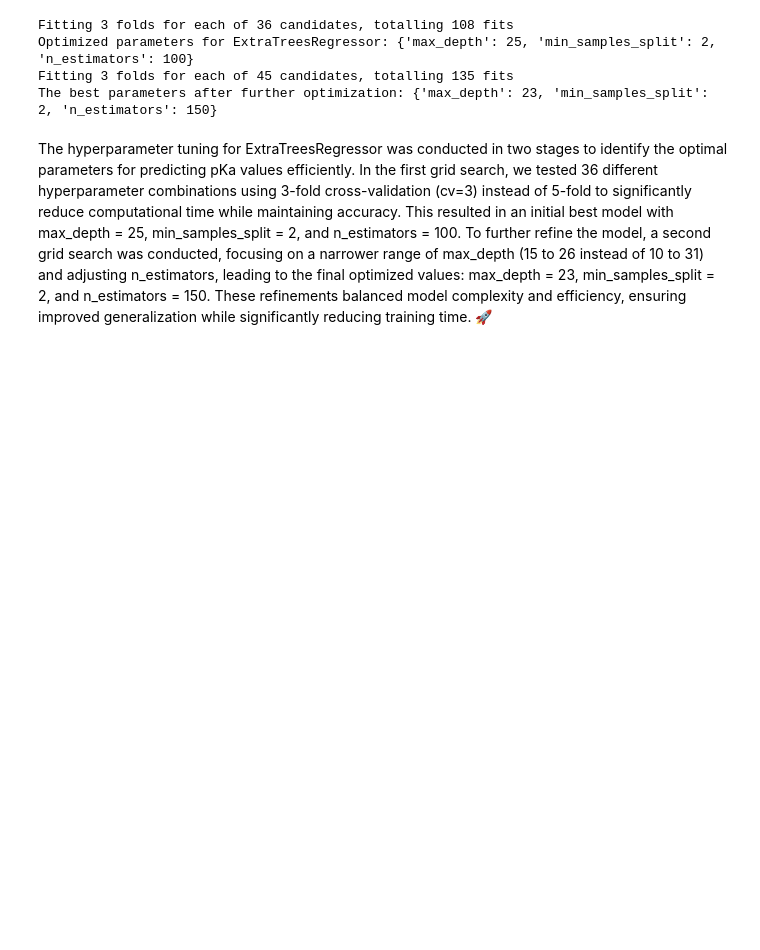
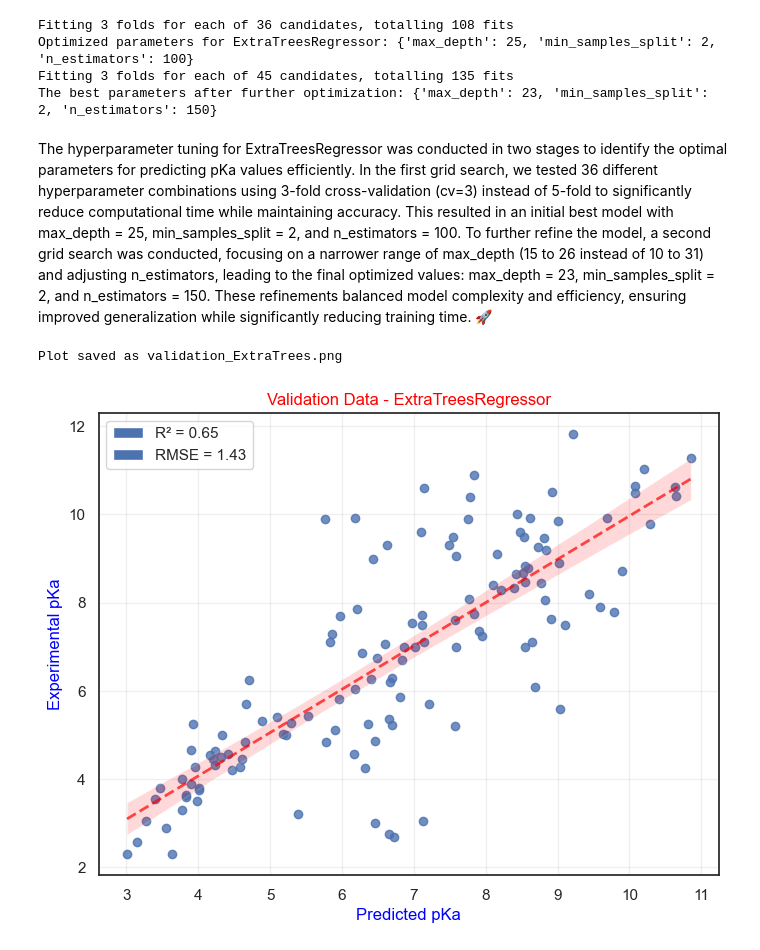
Before and after one commit to anastasiafloris/pKaPredict, a Jupyter notebook: notebooks/ProjectReport*.ipynb, the cells around one changed output. Cells and saved outputs as stored; diff of their text form; code cells hidden in the pictures; blank space fills up the shorter version.

```diff
--- a/notebooks/ProjectReport*.ipynb
+++ b/notebooks/ProjectReport*.ipynb
@@ -513,3 +513,67 @@ Fitting 3 folds for each of 45 candidates, totalling 135 fits
 The best parameters after further optimization: {'max_depth': 23, 'min_samples_split': 2, 'n_estimators': 150}
 # %% [markdown]
 The hyperparameter tuning for ExtraTreesRegressor was conducted in two stages to identify the optimal parameters for predicting pKa values efficiently. In the first grid search, we tested 36 different hyperparameter combinations using 3-fold cross-validation (cv=3) instead of 5-fold to significantly reduce computational time while maintaining accuracy. This resulted in an initial best model with max_depth = 25, min_samples_split = 2, and n_estimators = 100. To further refine the model, a second grid search was conducted, focusing on a narrower range of max_depth (15 to 26 instead of 10 to 31) and adjusting n_estimators, leading to the final optimized values: max_depth = 23, min_samples_split = 2, and n_estimators = 150. These refinements balanced model complexity and efficiency, ensuring improved generalization while significantly reducing training time. 🚀
+# %%
+import numpy as np
+import matplotlib.pyplot as plt
+import seaborn as sn
+import matplotlib.patches as mpatches
+import pandas as pd
+from sklearn.ensemble import ExtraTreesRegressor
+from sklearn.metrics import mean_squared_error, r2_score
+
+# =============================
+# Train ExtraTreesRegressor with Optimized Parameters
+# =============================
+
+# Define the best parameters found from GridSearchCV
+best_params = {'max_depth': 23, 'min_samples_split': 2, 'n_estimators': 150}
+
+# Initialize the model with optimized parameters
+model = ExtraTreesRegressor(
+    n_estimators=best_params["n_estimators"],
+    max_depth=best_params["max_depth"],
+    min_samples_split=best_params["min_samples_split"],
+    random_state=42
+)
+
+# Train the model
+model.fit(X_train_scaled, y_train)
+
+# Make predictions on the validation set
+y_preds = model.predict(X_valid_scaled)
+
+# =============================
+# Define Function for Plotting
+# =============================
+
+def plot_data(actual, predicted, title):
+    """Plots predicted vs actual pKa values with regression line and evaluation metrics."""
+    rmse = np.sqrt(mean_squared_error(actual, predicted))
+    R2 = r2_score(actual, predicted)
+
+    plt.figure(figsize=(8, 6))
+    sn.regplot(x=predicted, y=actual, line_kws={"lw": 2, "ls": "--", "color": "red", "alpha": 0.7})
+    plt.title(title, color="red")
+    plt.xlabel("Predicted pKa", color="blue")
+    plt.ylabel("Experimental pKa", color="blue")
+    plt.grid(alpha=0.3)
+
+    # Add R² and RMSE patches to legend
+    R2_patch = mpatches.Patch(label=f"R² = {R2:.2f}")
+    rmse_patch = mpatches.Patch(label=f"RMSE = {rmse:.2f}")
+    plt.legend(handles=[R2_patch, rmse_patch])
+
+# =============================
+# Plot and Save Results
+# =============================
+
+# Plot validation results
+plot_data(y_valid, y_preds, "Validation Data - ExtraTreesRegressor")
+
+# Save plot as PNG
+plt.savefig("validation_ExtraTrees.png")
+print("Plot saved as validation_ExtraTrees.png")
+# %% [output]
+Plot saved as validation_ExtraTrees.png
+[figure, added]
```
Also changed, not shown: parts of 2 cells of this notebook, 5 other files.
